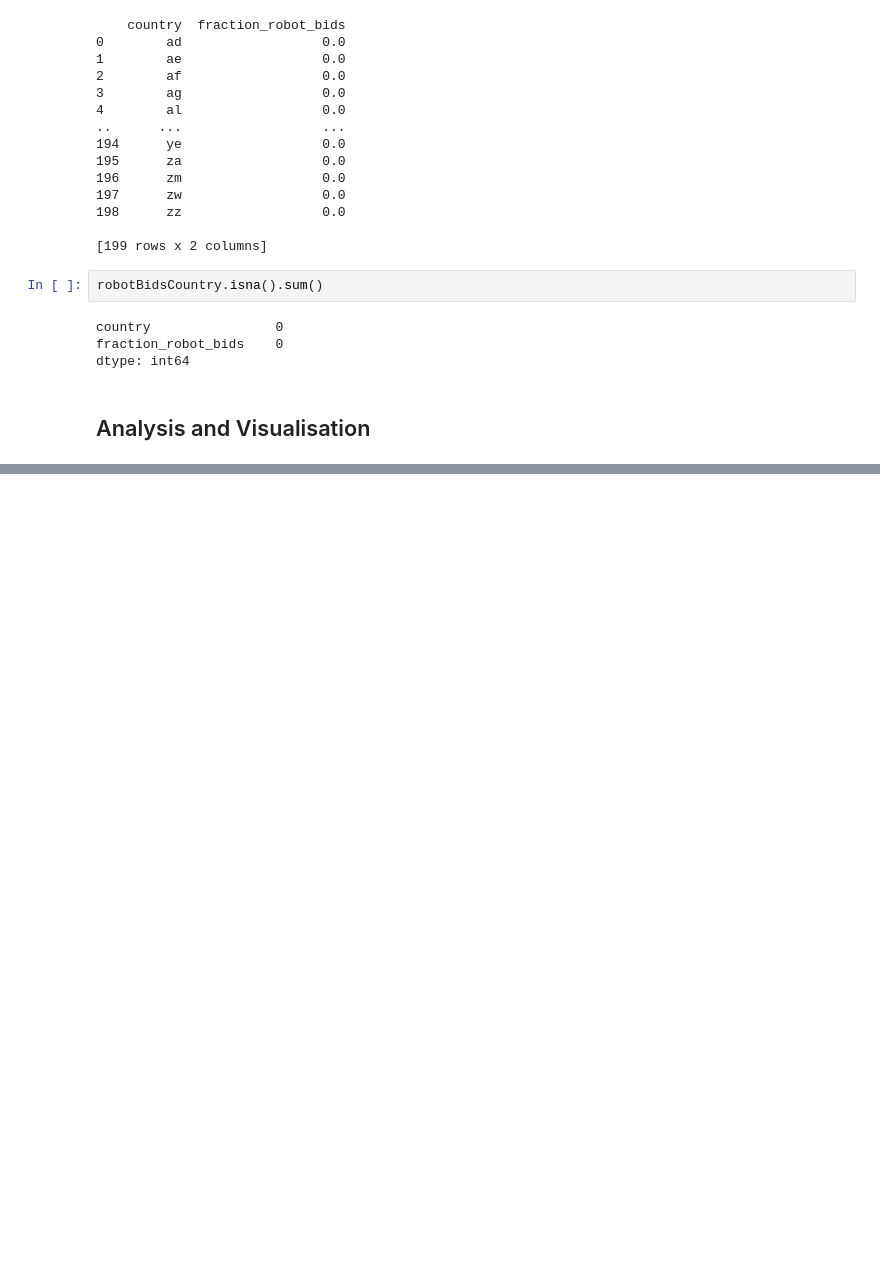
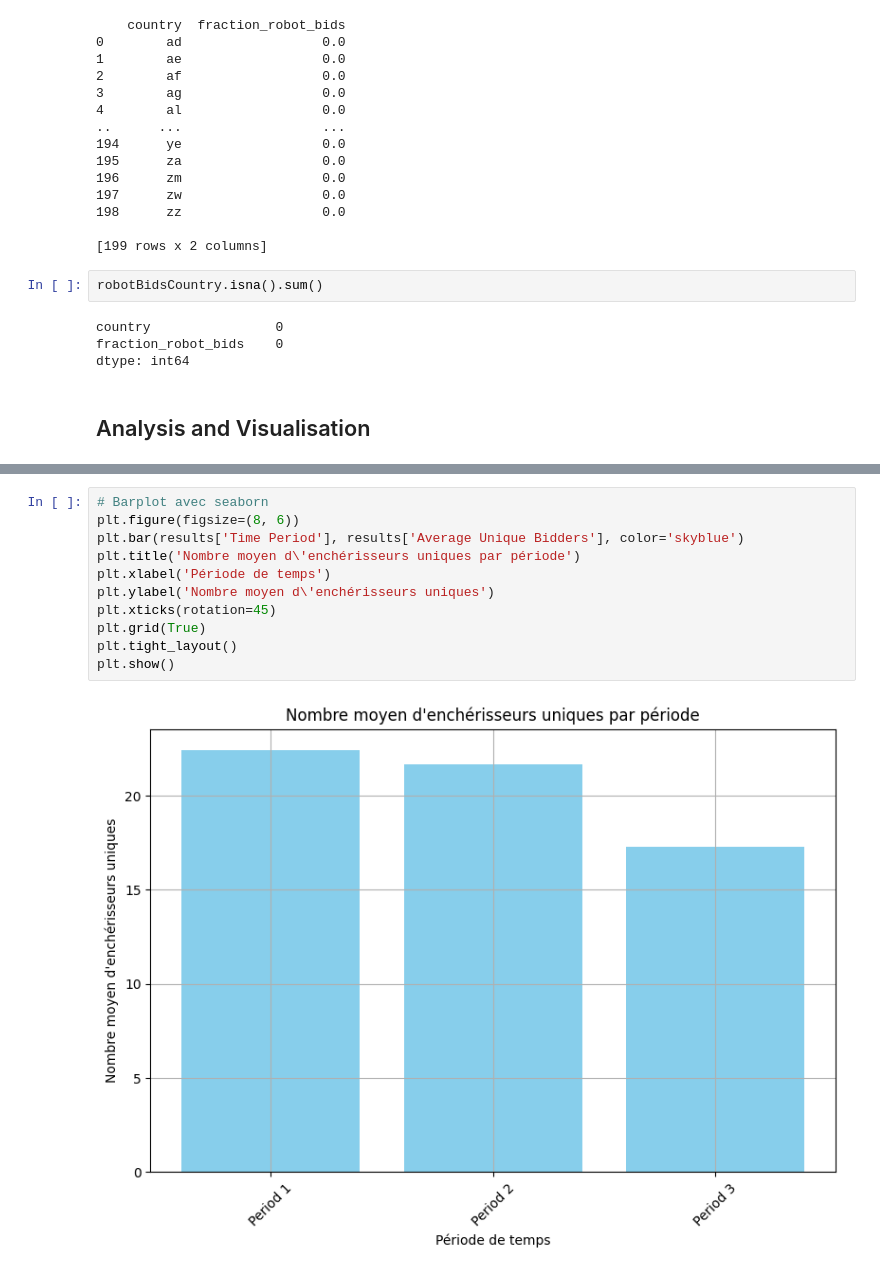
Before and after one commit to Tsila203/Tsila203-data-analysis-train--Tsilavo-, a Jupyter notebook: facebook.ipynb, the cells around one changed output, grey strips where cells are left out. Cells and saved outputs as stored; diff of their text form; blank space fills up the shorter version.

```diff
--- a/facebook.ipynb
+++ b/facebook.ipynb
@@ -306,0 +364,13 @@ dtype: int64
+# %%
+# Barplot avec seaborn
+plt.figure(figsize=(8, 6))
+plt.bar(results['Time Period'], results['Average Unique Bidders'], color='skyblue')
+plt.title('Nombre moyen d\'enchérisseurs uniques par période')
+plt.xlabel('Période de temps')
+plt.ylabel('Nombre moyen d\'enchérisseurs uniques')
+plt.xticks(rotation=45)
+plt.grid(True)
+plt.tight_layout()
+plt.show()
+# %% [output]
+[figure, added]
```
Also changed, not shown: parts of 6 cells of this notebook.
